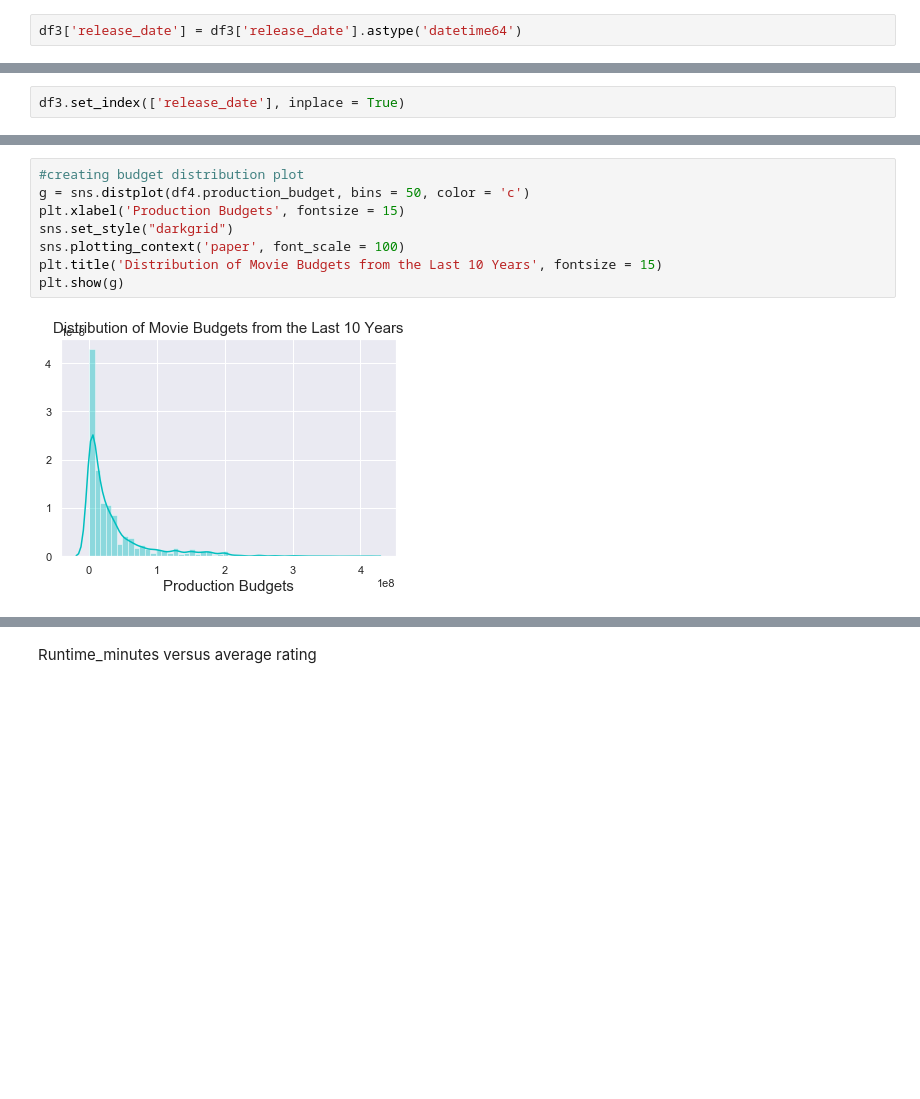
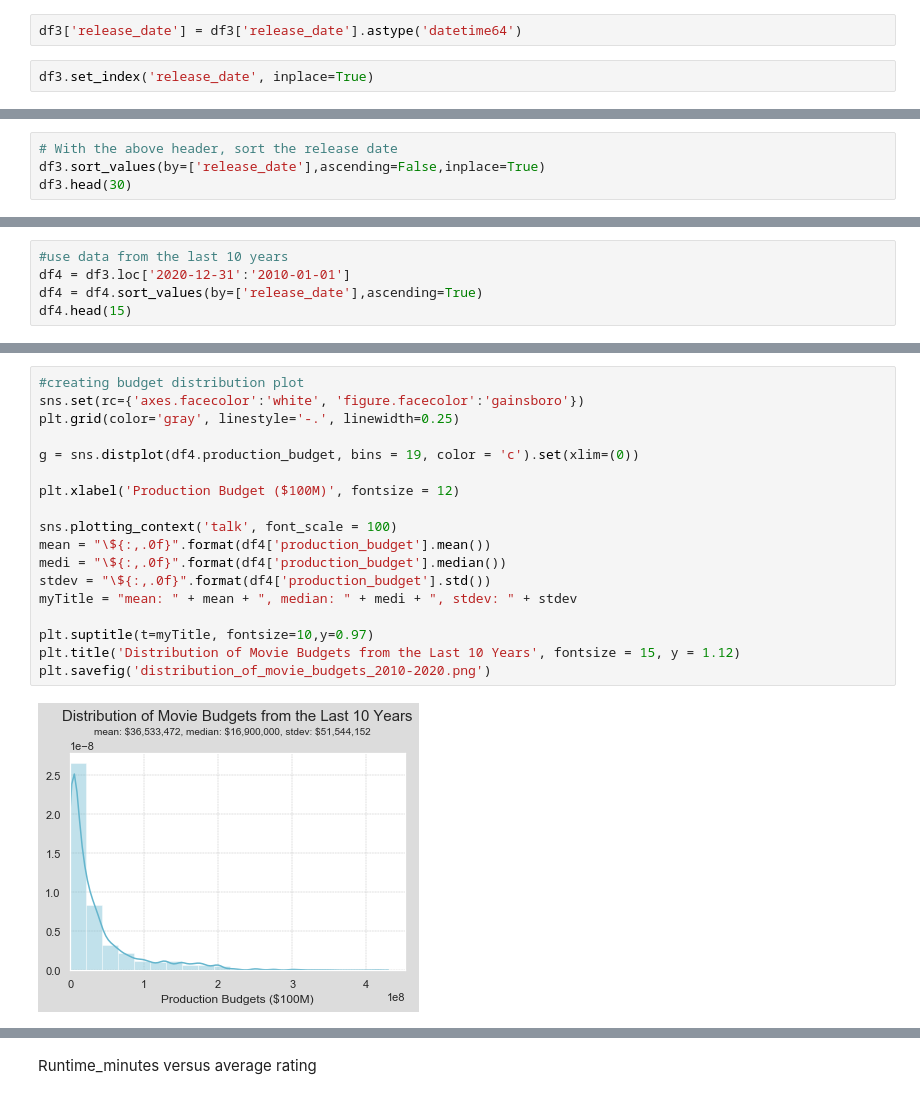
Before and after one commit to newhousem/movie-project, a Jupyter notebook: Data Visualization.ipynb, the cells around one changed output, grey strips where cells are left out. Cells and saved outputs as stored; diff of their text form; blank space fills up the shorter version.

Commit message:
edits to visualizations and presentation

```diff
--- a/Data Visualization.ipynb
+++ b/Data Visualization.ipynb
@@ -47,6 +29,8 @@ memory usage: 226.0+ KB
 Make sure release_date is a datetime and the index so that I can order the movies by movies from the past 10 years
 # %%
 df3['release_date'] = df3['release_date'].astype('datetime64')
+# %%
+df3.set_index('release_date', inplace=True)
 # %%
 df3.head()
 # %% [output]
@@ -59,2 +43,0 @@ df3.head()
-# %%
-df3.set_index(['release_date'], inplace = True)
@@ -62,0 +44,4 @@ df4 = df3.loc['2010-1-1':'2020-12-31']
+# %%
+# With the above header, sort the release date
+df3.sort_values(by=['release_date'],ascending=False,inplace=True)
+df3.head(30)
@@ -62,0 +67,5 @@ df4 = df3.loc['2010-1-1':'2020-12-31']
+# %%
+#use data from the last 10 years
+df4 = df3.loc['2020-12-31':'2010-01-01']
+df4 = df4.sort_values(by=['release_date'],ascending=True)
+df4.head(15)
@@ -102,12 +116,22 @@ df4.describe()
 # %%
 #creating budget distribution plot
-g = sns.distplot(df4.production_budget, bins = 50, color = 'c')
-plt.xlabel('Production Budgets', fontsize = 15)
-sns.set_style("darkgrid")
-sns.plotting_context('paper', font_scale = 100)
-plt.title('Distribution of Movie Budgets from the Last 10 Years', fontsize = 15)
-plt.show(g)
+sns.set(rc={'axes.facecolor':'white', 'figure.facecolor':'gainsboro'})
+plt.grid(color='gray', linestyle='-.', linewidth=0.25)
+
+g = sns.distplot(df4.production_budget, bins = 19, color = 'c').set(xlim=(0))
+
+plt.xlabel('Production Budget ($100M)', fontsize = 12)
+
+sns.plotting_context('talk', font_scale = 100)
+mean = "\${:,.0f}".format(df4['production_budget'].mean())
+medi = "\${:,.0f}".format(df4['production_budget'].median())
+stdev = "\${:,.0f}".format(df4['production_budget'].std())
+myTitle = "mean: " + mean + ", median: " + medi + ", stdev: " + stdev
+
+plt.suptitle(t=myTitle, fontsize=10,y=0.97)
+plt.title('Distribution of Movie Budgets from the Last 10 Years', fontsize = 15, y = 1.12)
+plt.savefig('distribution_of_movie_budgets_2010-2020.png')
 # %% [output]
-[figure, old version]
+[figure, new version]
 # %%
 #profit distribution plot
```
Also changed, not shown: parts of 25 cells of this notebook, 16 other files.
